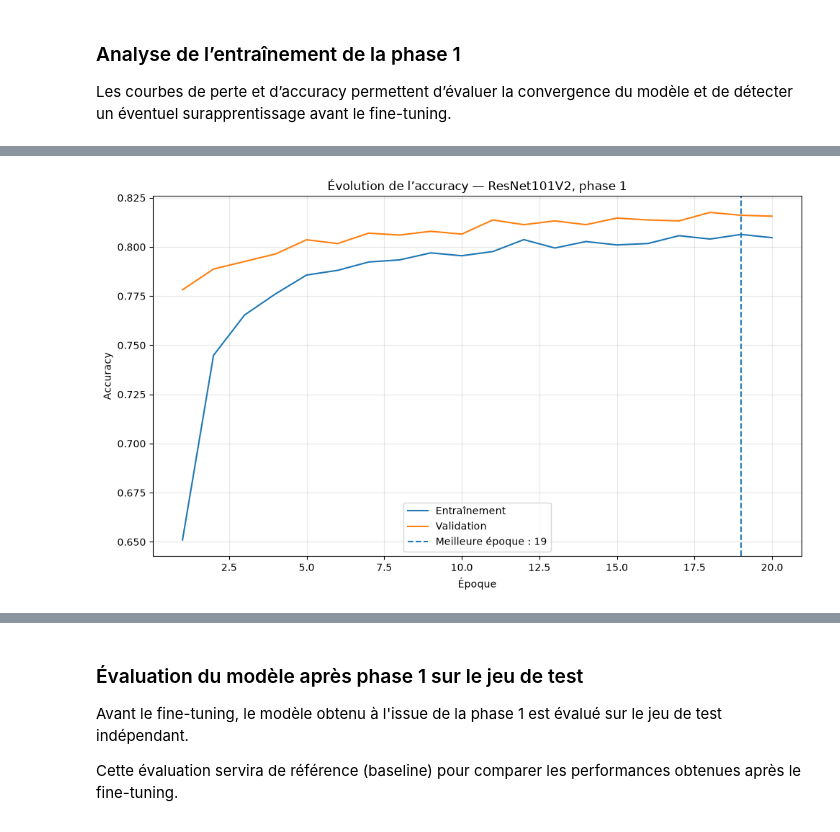
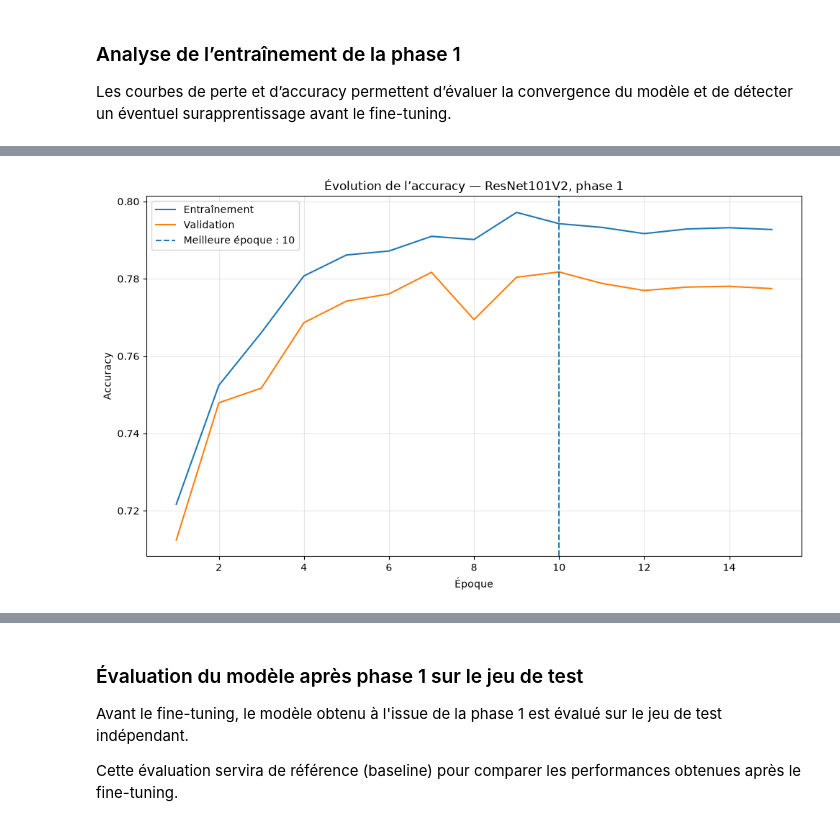
Before and after one commit to cyrilmarat/Liora_Covid, a Jupyter notebook: notebooks/Modelisation/ResNet/ResNet101V2_unbalanced.ipynb, the cells around one changed output, grey strips where cells are left out. Drawn from its saved outputs; the diff is of its cells as text; code cells hidden in the pictures.

Commit message:
F1_ macro pour ResNet101V2 sans class weights

```diff
--- a/notebooks/Modelisation/ResNet/ResNet101V2_unbalanced.ipynb
+++ b/notebooks/Modelisation/ResNet/ResNet101V2_unbalanced.ipynb
@@ -613,26 +677,29 @@ Learning rate phase 1 : 0.0001
 # %%
-# définition des callbacks
+# Définition des callbacks
 
 callbacks_phase1 = [
+
+    macro_f1_callback,
+
     keras.callbacks.ModelCheckpoint(
         filepath=PHASE1_MODEL_PATH,
-        monitor="val_loss",
-        mode="min",
+        monitor="val_f1_macro",
+        mode="max",
         save_best_only=True,
         verbose=1
     ),
 
     keras.callbacks.EarlyStopping(
-        monitor="val_loss",
-        mode="min",
+        monitor="val_f1_macro",
+        mode="max",
         patience=5,
         restore_best_weights=True,
         verbose=1
     ),
 
     keras.callbacks.ReduceLROnPlateau(
-        monitor="val_loss",
-        mode="min",
+        monitor="val_f1_macro",
+        mode="max",
         factor=0.2,
         patience=2,
         min_lr=1e-7,
@@ -741,21 +809,30 @@ Restoring model weights from the end of the best epoch: 19.
 epochs_completed_phase1 = len(history_phase1.history["loss"])
 
 best_epoch_phase1 = (
-    np.argmin(history_phase1.history["val_loss"]) + 1
+    np.argmax(history_phase1.history["val_f1_macro"]) + 1
 )
 
-best_val_loss_phase1 = np.min(
-    history_phase1.history["val_loss"]
+best_val_f1_phase1 = float(
+    np.max(history_phase1.history["val_f1_macro"])
 )
 
-best_val_accuracy_phase1 = history_phase1.history[
-    "val_accuracy"
-][best_epoch_phase1 - 1]
+best_val_loss_phase1 = float(
+    history_phase1.history["val_loss"][
+        best_epoch_phase1 - 1
+    ]
+)
+
+best_val_accuracy_phase1 = float(
+    history_phase1.history["val_accuracy"][
+        best_epoch_phase1 - 1
+    ]
+)
 
 print("Phase 1 terminée.")
 print("Nombre d'époques exécutées :", epochs_completed_phase1)
 print("Meilleure époque :", best_epoch_phase1)
-print(f"Meilleure val_loss : {best_val_loss_phase1:.4f}")
+print(f"Meilleur val_f1_macro : {best_val_f1_phase1:.4f}")
+print(f"Val_loss à la meilleure époque : {best_val_loss_phase1:.4f}")
 print(
     f"Val_accuracy à la meilleure époque : "
     f"{best_val_accuracy_phase1:.4f}"
@@ -839,32 +916,32 @@ plt.show()
 # %%
 plt.figure(figsize=(10, 6))
 
 plt.plot(
     history_phase1_df.index,
-    history_phase1_df["accuracy"],
+    history_phase1_df["f1_macro"],
     label="Entraînement"
 )
 
 plt.plot(
     history_phase1_df.index,
-    history_phase1_df["val_accuracy"],
+    history_phase1_df["val_f1_macro"],
     label="Validation"
 )
 
 plt.axvline(
     best_epoch_phase1,
     linestyle="--",
     label=f"Meilleure époque : {best_epoch_phase1}"
 )
 
 plt.title("Évolution de l’accuracy — ResNet101V2, phase 1")
 plt.xlabel("Époque")
 plt.ylabel("Accuracy")
 plt.legend()
 plt.grid(alpha=0.3)
 
 plt.tight_layout()
 plt.show()
 # %% [output]
-[figure, old version]
+[figure, new version]
 # %%
```
Also changed, not shown: parts of 29 cells of this notebook, 1 other file.
